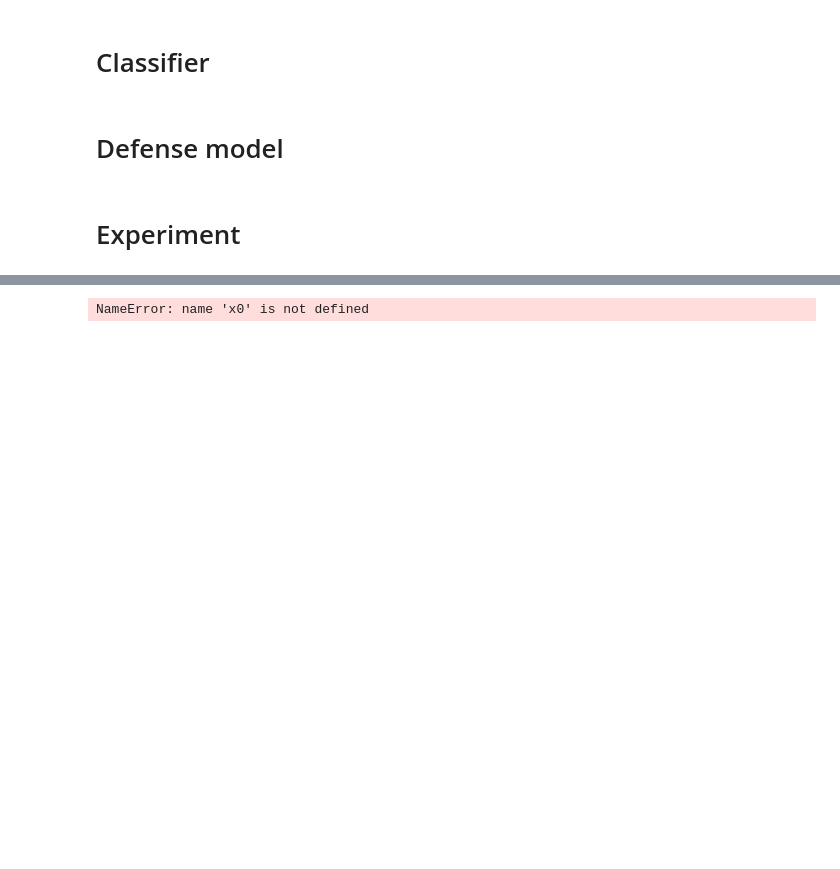
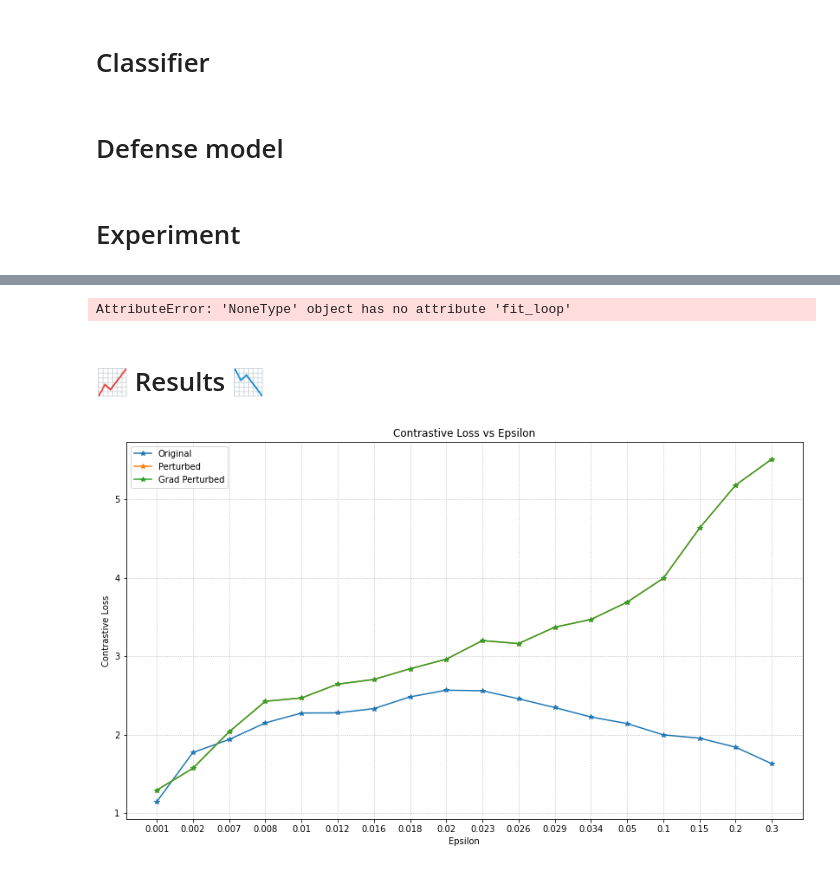
Before and after one commit to shatz01/more_better, a Jupyter notebook: fgsm_reverse.ipynb, the cells around one changed output, grey strips where cells are left out. Drawn from its saved outputs; the diff is of its cells as text; code cells hidden in the pictures; blank space fills up the shorter version.

```diff
--- a/fgsm_reverse.ipynb
+++ b/fgsm_reverse.ipynb
@@ -194,5 +188,6 @@ class MocoModel(pl.LightningModule):
         return [optim], [scheduler]
 # %%
 moco = MocoModel()
-moco.load_from_checkpoint('./saved_models/resnet_moco/epoch=142-train_loss_ssl=2.46.ckpt')
+# moco.load_from_checkpoint('./saved_models/resnet_moco/epoch=142-train_loss_ssl=2.46.ckpt')
+moco = moco.load_from_checkpoint('./saved_models/resnet_moco/epoch=2989-train_loss_ssl=1.37.ckpt')
 moco.eval();
@@ -207,3 +220,11 @@ epsilons = [0, 0.001, 0.002, 0.003, 0.004, 0.008, 0.01, .05, .1, .15, .2,]
+# %%
+epsilons = [0, 0.001, 0.002, 0.003, 0.004, 0.005, 0.006, 0.007, 0.008, 0.009,
+            0.01, 0.012, 0.014, 0.016, 0.018, 0.02, 0.023, 0.026, 0.029, 0.034,
+            .05, .1, .15, .2, 0.3]
+
+epsilons = [0.001, 0.002, 0.007, 0.008,
+            0.01, 0.012, 0.016, 0.018, 0.02, 0.023, 0.026, 0.029, 0.034,
+            .05, .1, .15, .2, 0.3]
 # %%
 # FGSM attack code
 def fgsm_attack(image, epsilon, data_grad):
@@ -320,13 +350,15 @@ accuracies = []
 examples = []
 og_contrastive_losses = []
 perturbed_contrastive_losses = []
+grad_perturbed_contrastive_losses = []
 
 # Run test for each epsilon
-for eps in epsilons:
-    acc, ex, og_contrastive_loss, perturbed_contrastive_loss = test(model, moco, val_dataloader, eps)
+for eps in tqdm(epsilons):
+    acc, ex, og_contrastive_loss, perturbed_contrastive_loss, grad_perturbed_contrastive_loss = test2(model, moco, val_dataloader, eps, batch_limit=batch_limit)
     accuracies.append(acc)
     examples.append(ex)
     og_contrastive_losses.append(og_contrastive_loss)
     perturbed_contrastive_losses.append(perturbed_contrastive_loss)
+    grad_perturbed_contrastive_losses.append(grad_perturbed_contrastive_loss)
 # %% [output]
-NameError: name 'x0' is not defined
+AttributeError: 'NoneType' object has no attribute 'fit_loop'
@@ -346,3 +365,6 @@ NameError: name 'x0' is not defined
+# %% [markdown]
+# 📈 Results 📉
 # %%
 og_contrastive_losses = [t.cpu().detach().numpy() for t in og_contrastive_losses]
 perturbed_contrastive_losses = [t.cpu().detach().numpy() for t in perturbed_contrastive_losses]
+grad_perturbed_contrastive_losses = [t.cpu().detach().numpy() for t in grad_perturbed_contrastive_losses]
@@ -348,0 +386,17 @@ perturbed_contrastive_losses = [t.cpu().detach().numpy() for t in perturbed_cont
+# %%
+# equally distanced plots
+plt.figure(figsize=(14,8))
+
+plt.plot(range(len(epsilons)), og_contrastive_losses, "*-", label='Original')
+plt.plot(range(len(epsilons)), perturbed_contrastive_losses, "*-", label='Perturbed')
+plt.plot(range(len(epsilons)), grad_perturbed_contrastive_losses, "*-", label='Grad Perturbed')
+
+plt.xticks(range(len(epsilons)), epsilons)
+plt.title("Contrastive Loss vs Epsilon")
+plt.xlabel("Epsilon")
+plt.ylabel("Contrastive Loss")
+plt.legend()
+plt.grid(linestyle=':')
+plt.show()
+# %% [output]
+[figure, added]
```
Also changed, not shown: parts of 28 cells of this notebook, 2 other files.
